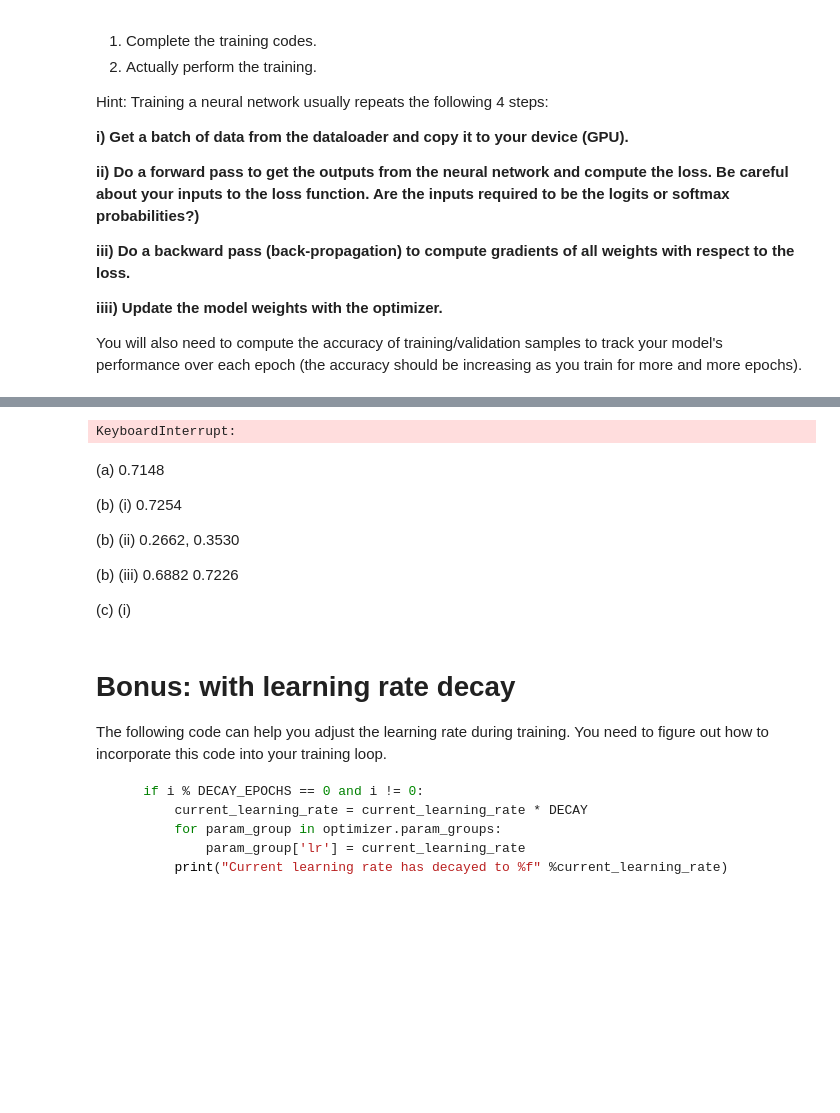
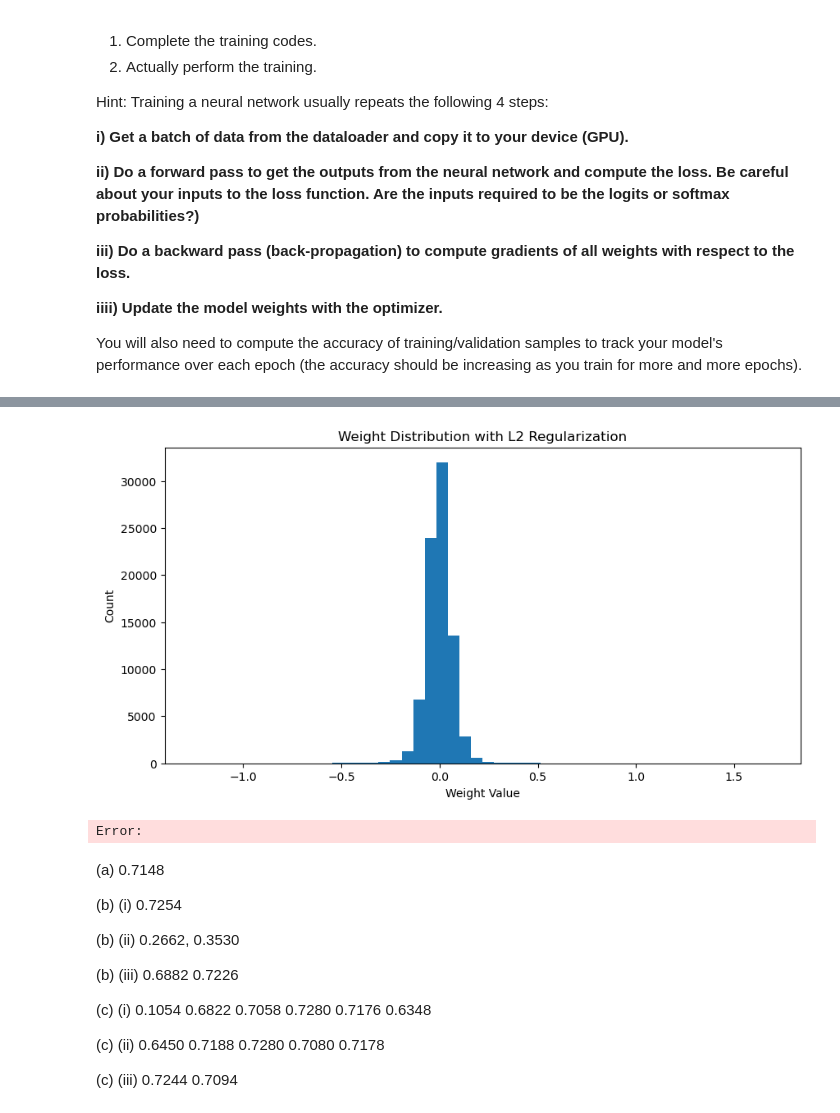
Before and after one commit to mingxinliu0423/ECE661, a Jupyter notebook: HW2/simplenn-cifar10-dev.ipynb, the cells around one changed output, grey strips where cells are left out. Drawn from its saved outputs; the diff is of its cells as text; code cells hidden in the pictures; blank space fills up the shorter version.

````diff
--- a/HW2/simplenn-cifar10-dev.ipynb
+++ b/HW2/simplenn-cifar10-dev.ipynb
@@ -31,15 +32,16 @@ class SimpleNN(nn.Module):
         self.fc1   = nn.Linear(16*6*6, 120)
         self.fc2   = nn.Linear(120, 84)
         self.fc3   = nn.Linear(84, 10)
+        self.swish = Swish()
 
     def forward(self, x):
-        out = F.relu(self.bn1(self.conv1(x)))
+        out = self.swish(self.bn1(self.conv1(x)))
         out = F.max_pool2d(out, 2)
-        out = F.relu(self.bn2(self.conv2(out)))
+        out = self.swish(self.bn2(self.conv2(out)))
         out = F.max_pool2d(out, 2)
         out = out.view(out.size(0), -1)
-        out = F.relu(self.fc1(out))
-        out = F.relu(self.fc2(out))
+        out = self.swish(self.fc1(out))
+        out = self.swish(self.fc2(out))
         out = self.fc3(out)
         return out
 # %% [markdown]
@@ -203,7 +206,7 @@ import torch.optim as optim
 
 # hyperparameters, do NOT change right now
 # initial learning rate
-INITIAL_LR = 1.0
+INITIAL_LR = 0.01
 
 # momentum for optimizer
 MOMENTUM = 0.9
@@ -259,6 +262,25 @@ CHECKPOINT_FOLDER = "./saved_model"
 best_val_acc = 0
 current_learning_rate = INITIAL_LR
 
+def compute_l1_loss(model):
+    l1_loss = 0
+    for param in model.parameters():
+        l1_loss += torch.sum(torch.abs(param))
+    return l1_loss
+
+def plot_weight_distributions(model, title):
+    weights = []
+    for param in model.parameters():
+        weights.extend(param.data.cpu().numpy().flatten())
+
+    plt.figure(figsize=(10, 5))
+    plt.hist(weights, bins=50)
+    plt.title(title)
+    plt.xlabel('Weight Value')
+    plt.ylabel('Count')
+    plt.show()
+
+use_l1 = False
 print("==> Training starts!")
 print("="*50)
 for i in range(0, EPOCHS):
@@ -286,7 +308,11 @@ for i in range(0, EPOCHS):
         # compute the output and loss
         outputs = net(inputs)
         loss = criterion(outputs, targets)
+        train_loss += loss.item()
 
+        #l1_lambda = 1e-4
+        #l1_loss = compute_l1_loss(net)
+        #loss = loss + l1_lambda * l1_loss
         # zero the gradient
         optimizer.zero_grad()
 
@@ -331,6 +357,8 @@ for i in range(0, EPOCHS):
             # compute the output and loss
             outputs = net(inputs)
             loss = criterion(outputs, targets)
+            val_loss += loss.item()
+
 
             # count the number of correctly predicted samples in the current batch
             _, predicted = outputs.max(1)
@@ -357,6 +385,10 @@ for i in range(0, EPOCHS):
 
 print("="*50)
 print(f"==> Optimization finished! Best validation accuracy: {best_val_acc:.4f}")
+
+# Plot the weight distribution
+print("Creating weight distribution plot...")
+plot_weight_distributions(net, f"Weight Distribution with {'L1' if use_l1 else 'L2'} Regularization")
 # %% [output]
 ==> Training starts!
 ==================================================
@@ -378,4 +410,5 @@ Epoch 9:
+[figure, added]
-KeyboardInterrupt:
+Error:
 # %% [markdown]
 (a) 0.7148
 
@@ -385,15 +418,8 @@ KeyboardInterrupt:
 
 (b) (iii) 0.6882 0.7226
 
-(c) (i)
+(c) (i) 0.1054 0.6822 0.7058 0.7280 0.7176 0.6348
+
+(c) (ii) 0.6450 0.7188 0.7280 0.7080 0.7178
+
+(c) (iii) 0.7244 0.7094
-# %% [markdown]
-# Bonus: with learning rate decay
-
-The following code can help you adjust the learning rate during training. You need to figure out how to incorporate this code into your training loop.
-```python
-    if i % DECAY_EPOCHS == 0 and i != 0:
-        current_learning_rate = current_learning_rate * DECAY
-        for param_group in optimizer.param_groups:
-            param_group['lr'] = current_learning_rate
-        print("Current learning rate has decayed to %f" %current_learning_rate)
-```
````
Also changed, not shown: parts of 3 cells of this notebook, 7 other files.
